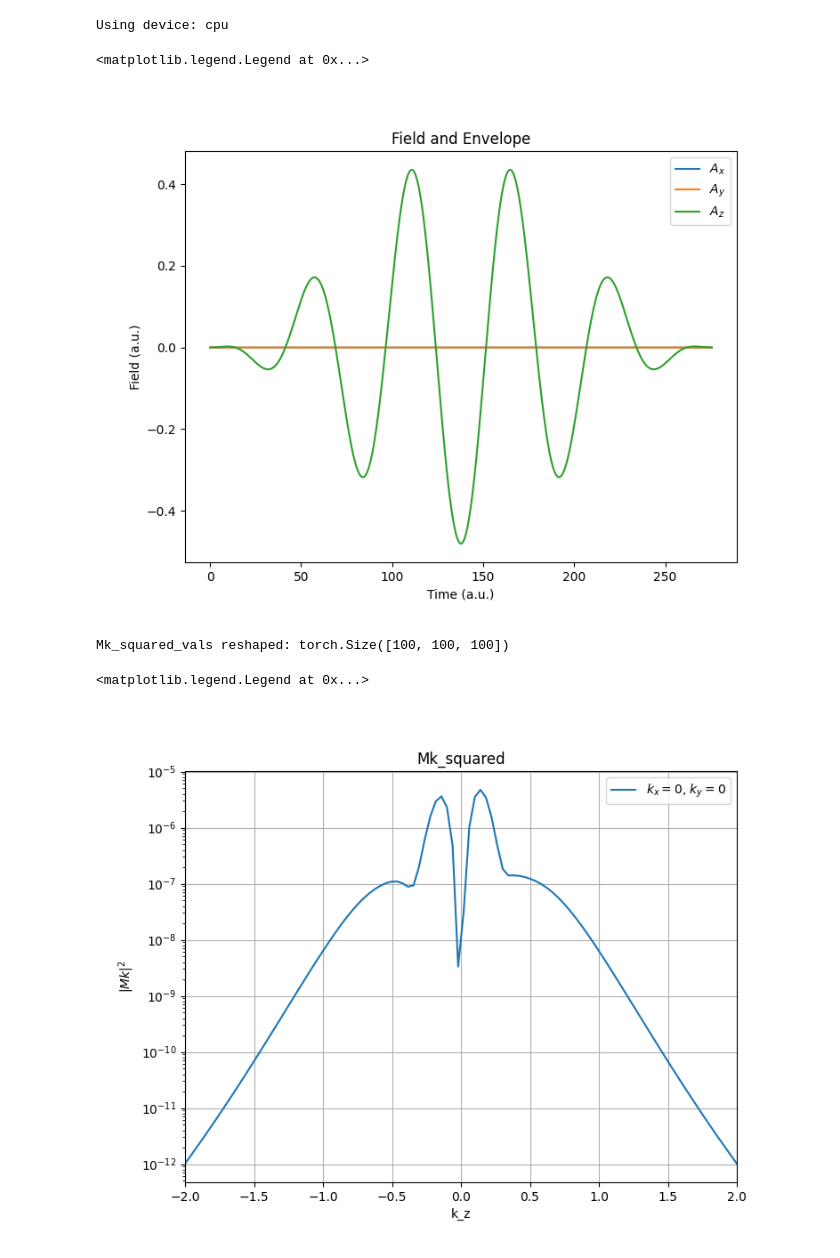
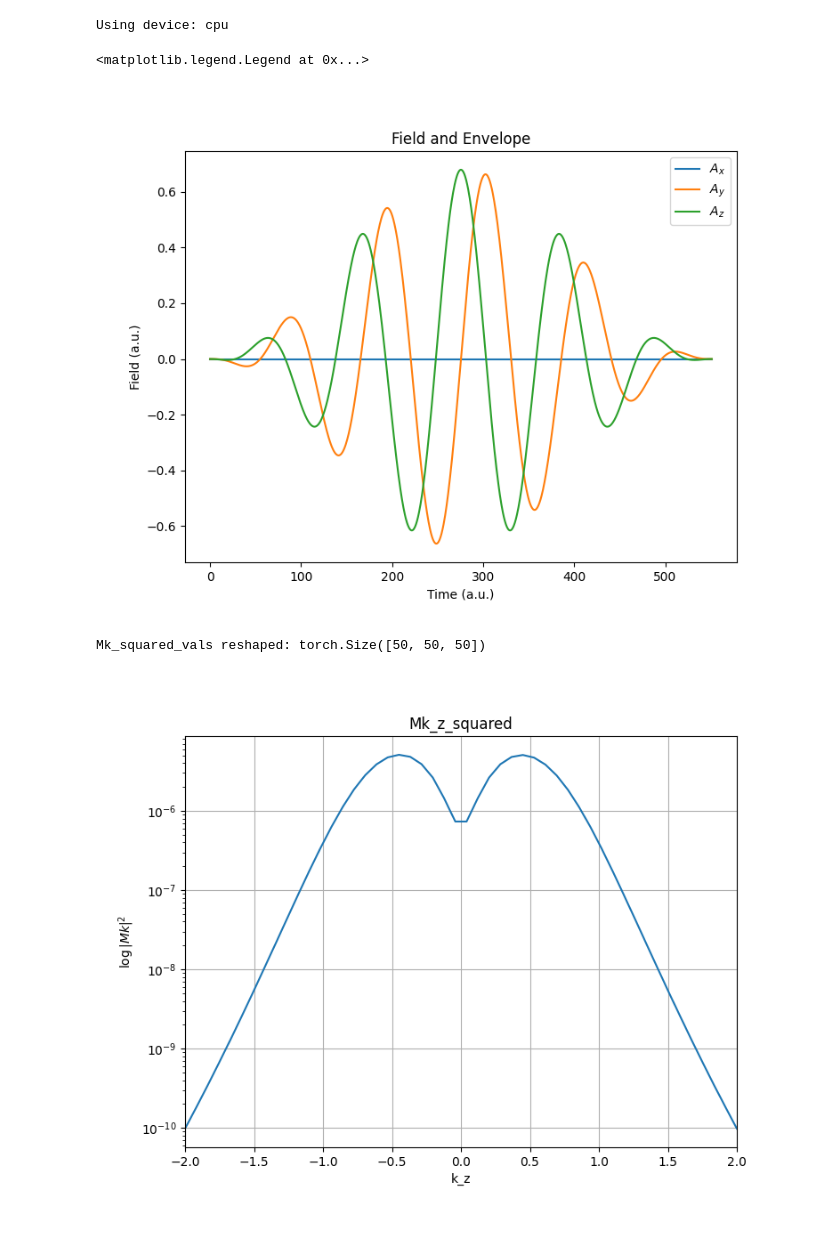
Before and after one commit to Kschloms/Ultra-fast-final-pres, a Jupyter notebook: plot_with_single_int_pytorch.ipynb, the cells around one changed output. Cells and saved outputs as stored; diff of their text form; code cells hidden in the pictures.

Commit message:
trying to fix small mk_squared vals

```diff
--- a/plot_with_single_int_pytorch.ipynb
+++ b/plot_with_single_int_pytorch.ipynb
@@ -9,13 +9,13 @@ import matplotlib.colors as colors
 # %%
 #Field parameters
 Nc = 5 #Field revolutions in envelope
-eps = 0 #(-1,0,1), Polarization of light
-phi = 0 #Phase difference between envelope and field
+eps = 1 #(-1,0,1), Polarization of light
+phi = torch.pi #Phase difference between envelope and field
 #all values in au
-wl = 2*0.057 #800nm wavelength
+wl = 0.057 #800nm wavelength
 I = 0.003 #I=10^14 w/cm^2
 E0 = -0.500 #13.6 eV
-res = 5000
+res = 1000
 
 device = 'cuda' if torch.cuda.is_available() else 'cpu'
 # device = 'cpu' # Uncomment this line to force CPU usage
@@ -34,12 +34,12 @@ ax.plot(M1.ts.cpu().numpy(), A[2].cpu().numpy(), label='$A_z$')
 ax.legend()
 # %% [output]
 <matplotlib.legend.Legend at 0x...>
-[figure, old version]
+[figure, new version]
 # %%
 # Define grid ranges and resolution
 k_start = -2
 k_end = 2
-num_steps = 100
+num_steps = 50
 kxs = torch.linspace(k_start, k_end, steps=num_steps, device=device)
 kys = torch.linspace(k_start, k_end, steps=num_steps, device=device)
 kzs = torch.linspace(k_start, k_end, steps=num_steps, device=device)
@@ -62,22 +62,32 @@ Mk_squared_vals = torch.cat(Mk_squared_vals)
 Mk_squared_vals = Mk_squared_vals.reshape(kxs_grid.shape)
 print('Mk_squared_vals reshaped:', Mk_squared_vals.shape)
 # %% [output]
-Mk_squared_vals reshaped: torch.Size([100, 100, 100])
+Mk_squared_vals reshaped: torch.Size([50, 50, 50])
 # %%
+# fig, ax = plt.subplots(1, 1, figsize=(8, 6))
+# ax.set_title('Mk_squared')
+# ax.set_xlabel('k_z')
+# ax.set_ylabel(r'$|Mk|^2$')
+# ax.set_xlim(-2.0, 2.0)
+# # Get the middle index for kx and ky (where they are closest to 0)
+# mid_idx = num_steps // 2
+# ax.plot(kzs.cpu().numpy(), Mk_squared_vals[mid_idx, mid_idx, :].cpu().numpy(), label='$k_x=0$, $k_y=0$')
+# ax.set_yscale('log')  # Set y-axis to logarithmic scale
+# ax.grid(True)
+# ax.legend()
+
+# project the 3d data onto the z axis to get Mk_z_squared
+Mk_z_squared = torch.sum(Mk_squared_vals, dim=(0, 1))
 fig, ax = plt.subplots(1, 1, figsize=(8, 6))
-ax.set_title('Mk_squared')
+ax.set_title('Mk_z_squared')
 ax.set_xlabel('k_z')
-ax.set_ylabel(r'$|Mk|^2$')
+ax.set_ylabel(r'$\log{|Mk|^2}$')
+ax.plot(kzs.cpu().numpy(), Mk_z_squared.cpu().numpy(), label='$Mk_z^2$')
+ax.set_yscale('log')  # Set y-axis to logarithmic scale
 ax.set_xlim(-2.0, 2.0)
-# Get the middle index for kx and ky (where they are closest to 0)
-mid_idx = num_steps // 2
-ax.plot(kzs.cpu().numpy(), Mk_squared_vals[mid_idx, mid_idx, :].cpu().numpy(), label='$k_x=0$, $k_y=0$')
-ax.set_yscale('log')  # Set y-axis to logarithmic scale
 ax.grid(True)
-ax.legend()
 # %% [output]
-<matplotlib.legend.Legend at 0x...>
-[figure, old version]
+[figure, new version]
 # %%
 
 fig, ax = plt.subplots()
```
Also changed, not shown: parts of 2 cells of this notebook, 1 other file.
